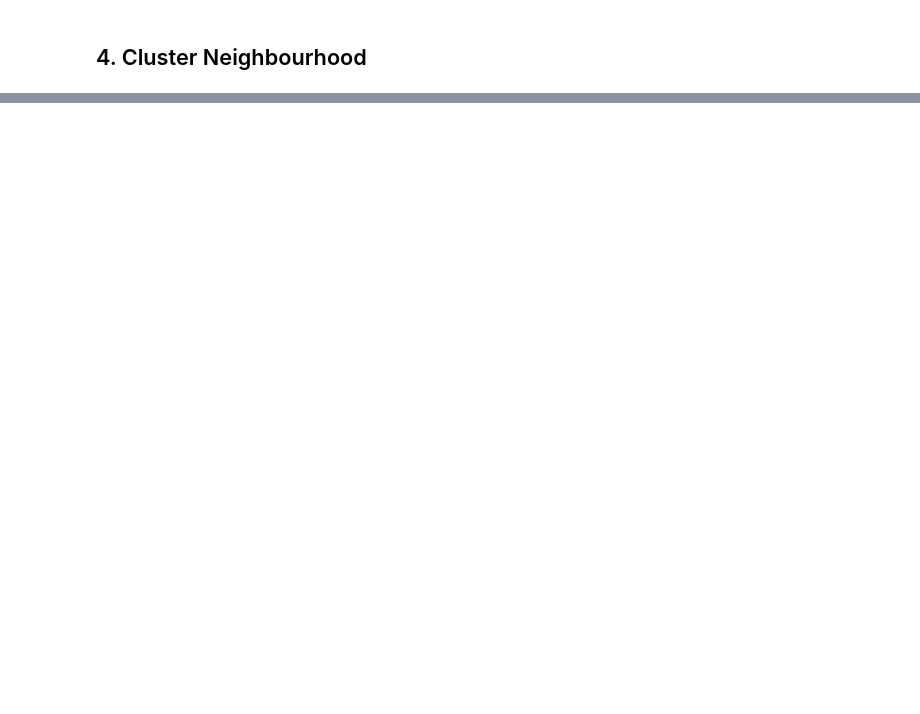
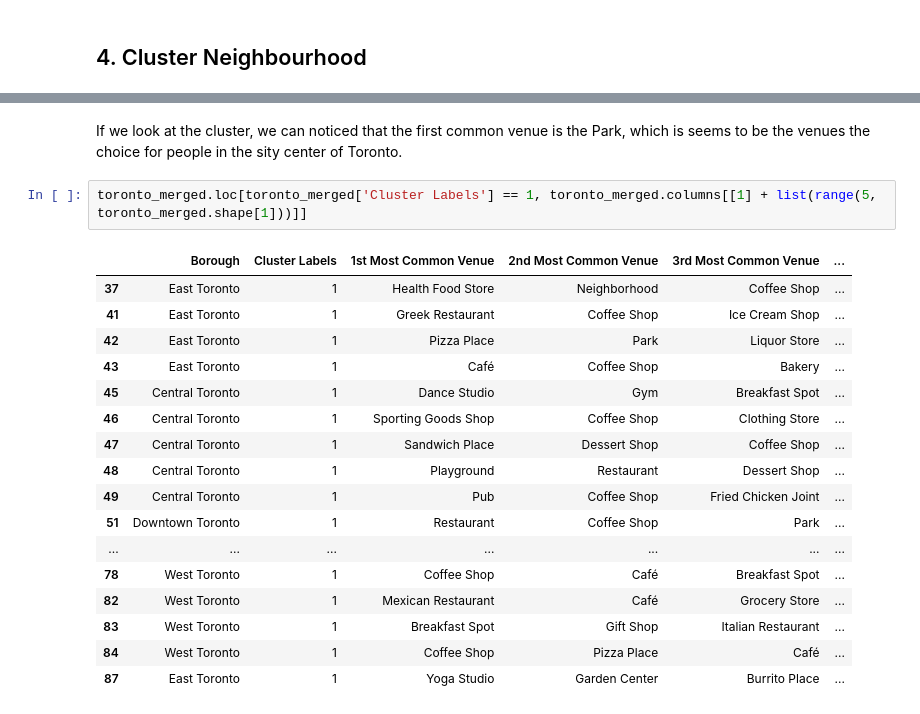
Before and after one commit to sinwee1976/Coursera_Capstone, a Jupyter notebook: Week_3_Assignment.ipynb, the cells around one changed output, grey strips where cells are left out. Drawn from its saved outputs; the diff is of its cells as text; blank space fills up the shorter version.

```diff
--- a/Week_3_Assignment.ipynb
+++ b/Week_3_Assignment.ipynb
@@ -402,0 +606,23 @@ kmeans.labels_[0:37]
+# %% [markdown]
+If we look at the cluster, we can noticed that the first common venue is the Park, which is seems to be the venues
+the choice for people in the sity center of Toronto.
+# %%
+toronto_merged.loc[toronto_merged['Cluster Labels'] == 1, toronto_merged.columns[[1] + list(range(5, toronto_merged.shape[1]))]]
+# %% [output]
+|  | Borough | Cluster Labels | 1st Most Common Venue | 2nd Most Common Venue | 3rd Most Common Venue | ... |
+| 37 | East Toronto | 1 | Health Food Store | Neighborhood | Coffee Shop | ... |
+| 41 | East Toronto | 1 | Greek Restaurant | Coffee Shop | Ice Cream Shop | ... |
+| 42 | East Toronto | 1 | Pizza Place | Park | Liquor Store | ... |
+| 43 | East Toronto | 1 | Café | Coffee Shop | Bakery | ... |
+| 45 | Central Toronto | 1 | Dance Studio | Gym | Breakfast Spot | ... |
+| 46 | Central Toronto | 1 | Sporting Goods Shop | Coffee Shop | Clothing Store | ... |
+| 47 | Central Toronto | 1 | Sandwich Place | Dessert Shop | Coffee Shop | ... |
+| 48 | Central Toronto | 1 | Playground | Restaurant | Dessert Shop | ... |
+| 49 | Central Toronto | 1 | Pub | Coffee Shop | Fried Chicken Joint | ... |
+| 51 | Downtown Toronto | 1 | Restaurant | Coffee Shop | Park | ... |
+| ... | ... | ... | ... | ... | ... | ... |
+| 78 | West Toronto | 1 | Coffee Shop | Café | Breakfast Spot | ... |
+| 82 | West Toronto | 1 | Mexican Restaurant | Café | Grocery Store | ... |
+| 83 | West Toronto | 1 | Breakfast Spot | Gift Shop | Italian Restaurant | ... |
+| 84 | West Toronto | 1 | Coffee Shop | Pizza Place | Café | ... |
+| 87 | East Toronto | 1 | Yoga Studio | Garden Center | Burrito Place | ... |
```
Also changed, not shown: parts of 23 cells of this notebook.
